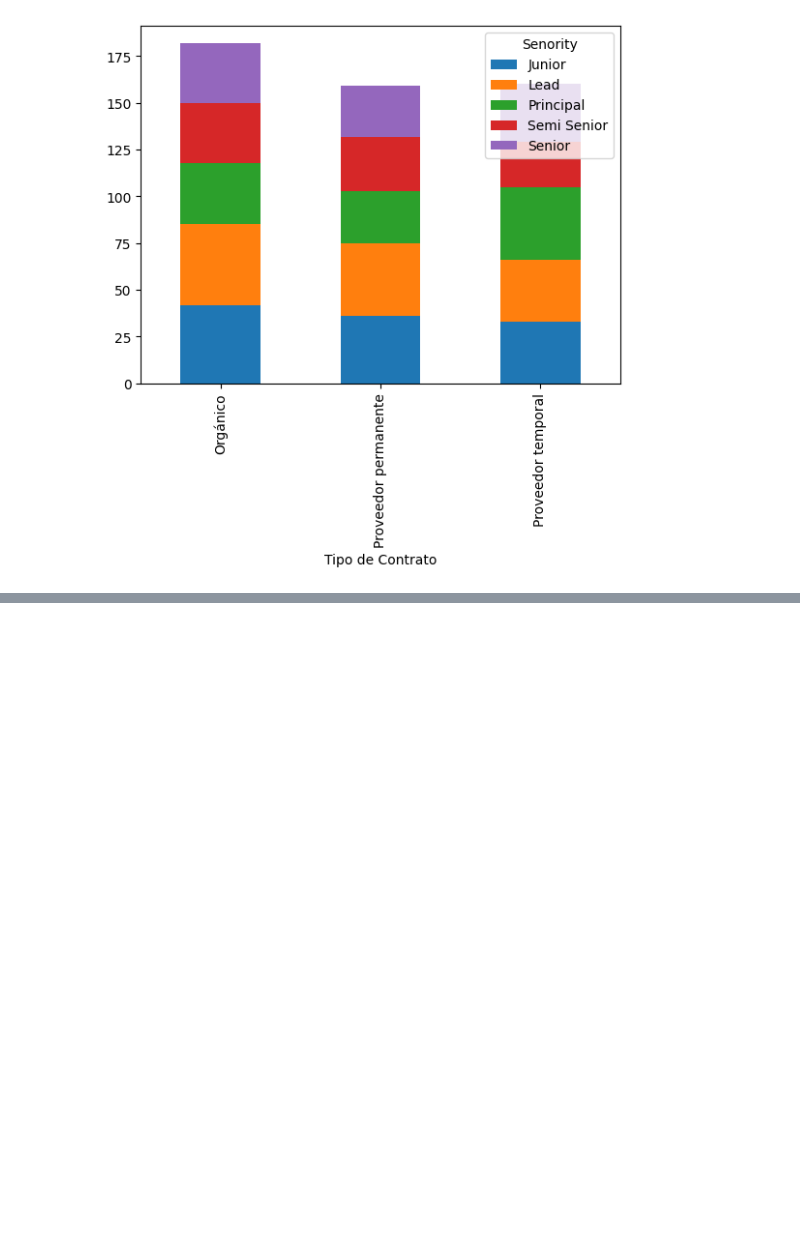
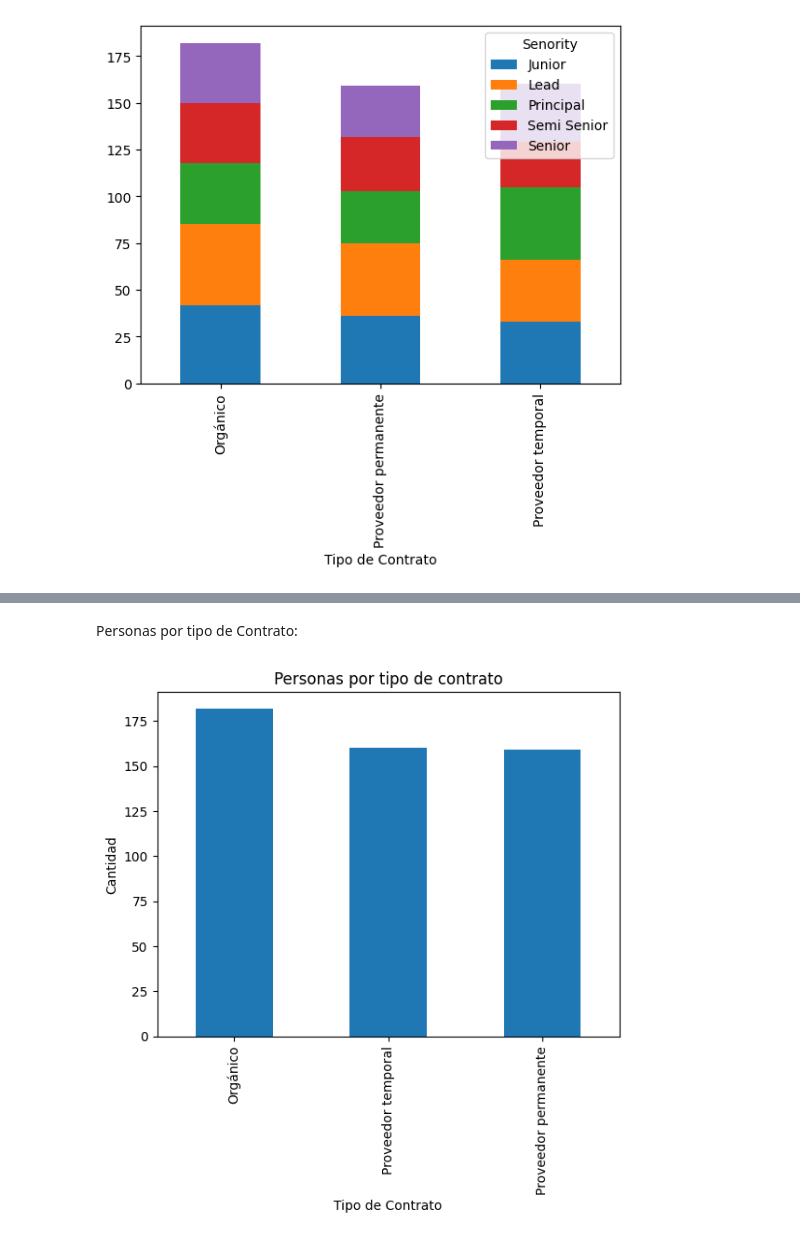
Before and after one commit to DArsem2306/Programa-Python-Utec, a Jupyter notebook: Proyecto/Graficos_Proyecto_UTEC.ipynb, the cells around one changed output, grey strips where cells are left out. Drawn from its saved outputs; the diff is of its cells as text; code cells hidden in the pictures; blank space fills up the shorter version.

```diff
--- a/Proyecto/Graficos_Proyecto_UTEC.ipynb
+++ b/Proyecto/Graficos_Proyecto_UTEC.ipynb
@@ -98,0 +122,10 @@ empleados_tipodecontrato.plot(kind='bar', stacked=True)
+# %% [markdown]
+Personas por tipo de Contrato:
+# %%
+# 2. Personas por tipo de contrato
+dataset['Tipo de Contrato'].value_counts().plot(kind='bar', title='Personas por tipo de contrato')
+plt.xlabel('Tipo de Contrato')
+plt.ylabel('Cantidad')
+plt.show()
+# %% [output]
+[figure, added]
```
Also changed, not shown: parts of 18 cells of this notebook.
